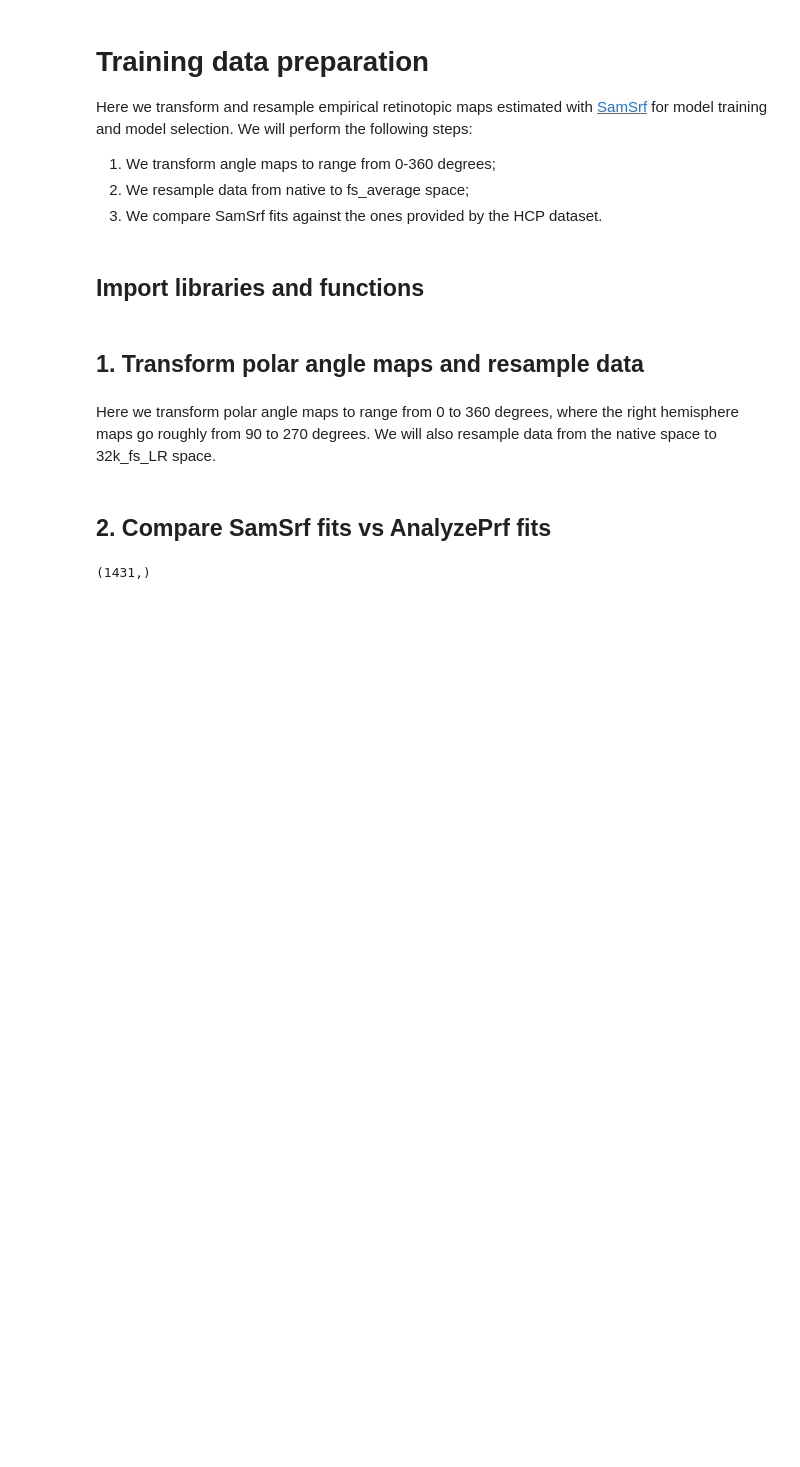
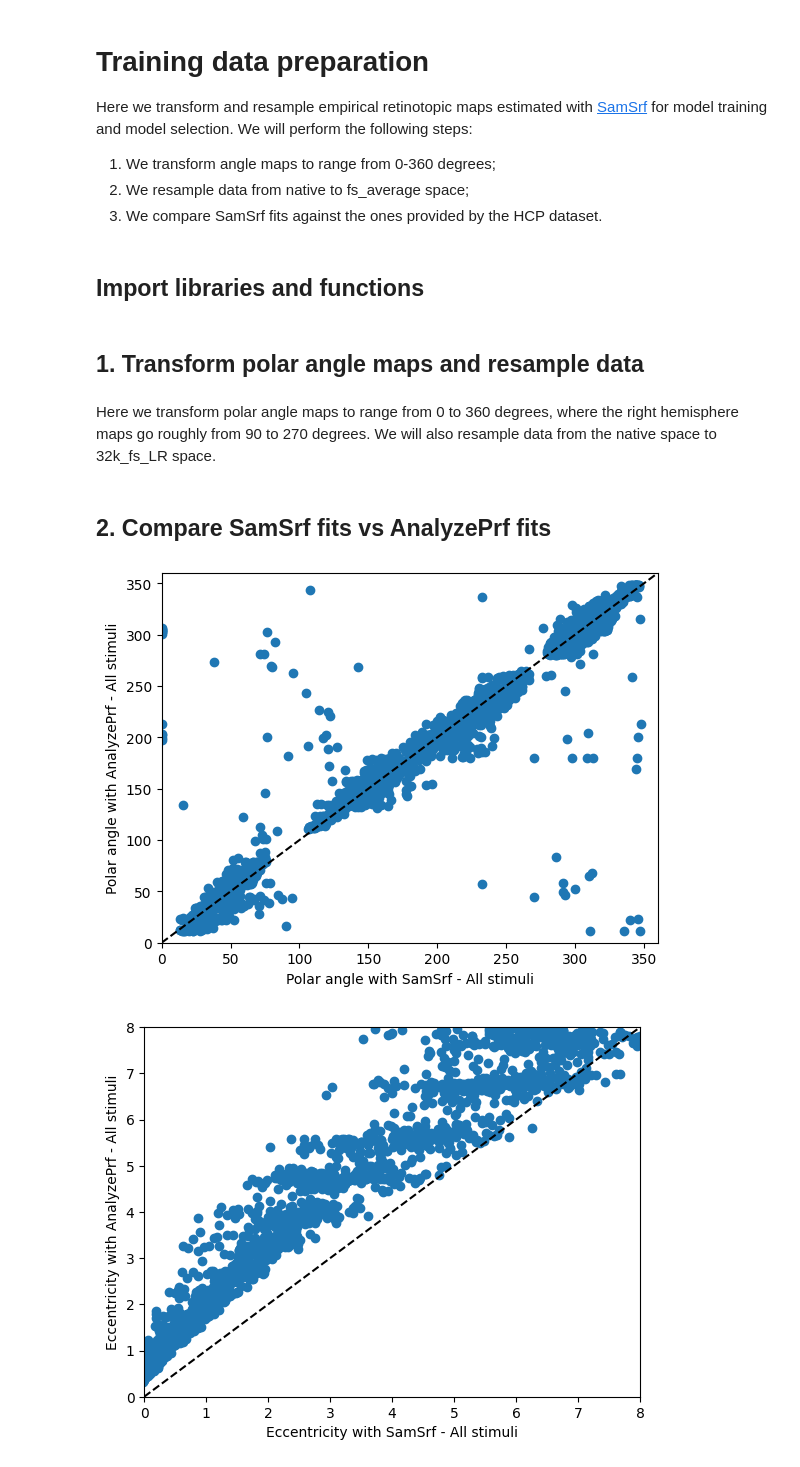
Before and after one commit to felenitaribeiro/deepRetinotopy_validation, a Jupyter notebook: notebooks/0_training-data.ipynb, the cells around one changed output. Saved outputs shown, nothing was run; the diff lists cells and outputs as text; code cells hidden in the pictures; blank space fills up the shorter version.

Commit message:
add median maps comparison

```diff
--- a/notebooks/0_training-data.ipynb
+++ b/notebooks/0_training-data.ipynb
@@ -51,4 +52,64 @@ samsrf_data.apply_mask_to_maps(mask)
+# %%
+def average_maps(path_to_freesurfer, list_of_subs, encoding_model = None, dataset = 'hcp', retinotopic_map = 'pRFsize', hemisphere = 'lh'):
+    retinotopic_maps = []
+    variance_explained_maps = []
+    for sub in list_of_subs:
+        if dataset == 'hcp':
+            data = RetinotopyData_training(path_to_freesurfer, sub, hemisphere, ROI_masked, retinotopic_map, encoding_model=encoding_model)
+        elif dataset == 'logbar':
+            data = RetinotopyData_logbar(path_to_freesurfer, sub, hemisphere, retinotopic_map, experiment='fixedbar')
+        else:
+            data = RetinotopyData(path_to_freesurfer, sub, hemisphere, retinotopic_map)
+
+        data.apply_mask_to_maps(ROI_masked)
+        data.apply_mask_to_maps(mask)
+        if retinotopic_map == 'polarAngle' and encoding_model == 'AnalyzePRF' and hemisphere == 'lh':
+            data.apply_transform_polarangle()
+        retinotopic_maps.append(data.empirical_map)
+        variance_explained_maps.append(data.variance_explained)
+    retinotopic_maps = np.array(retinotopic_maps)
+    return np.median(retinotopic_maps, axis=0), np.median(variance_explained_maps, axis=0)
 # %%
-samsrf_data.empirical_map.shape
+for retinotopic_map in ['polarAngle', 'eccentricity', 'pRFsize']:
+    average_samsrf_maps = []
+    average_var_samsrf_maps = []
+    average_analyzeprf_maps = []
+    average_var_analyzeprf_maps =[]
+
+    for hemisphere in ['lh', 'rh']:
+        average_samsrf, average_var_samsrf = average_maps(path_to_freesurfer_hcp, list_of_subs_hcp, 'SamSrf',
+                                                        dataset = 'hcp', retinotopic_map = retinotopic_map, hemisphere=hemisphere)
+        average_analyzeprf, average_var_analyzeprf = average_maps(path_to_freesurfer_hcp, list_of_subs_hcp, 'AnalyzePRF',
+                                                                dataset= 'hcp', retinotopic_map = retinotopic_map, hemisphere=hemisphere)
+        average_samsrf_maps.append(average_samsrf)
+        average_var_samsrf_maps.append(average_var_samsrf)
+        average_analyzeprf_maps.append(average_analyzeprf)
+        average_var_analyzeprf_maps.append(average_var_analyzeprf)
+    average_samsrf_maps = np.array(average_samsrf_maps).reshape(-1)
+    average_var_samsrf_maps = np.array(average_var_samsrf_maps).reshape(-1)
+    average_analyzeprf_maps = np.array(average_analyzeprf_maps).reshape(-1)
+    average_var_analyzeprf_maps = np.array(average_var_analyzeprf_maps).reshape(-1)
+
+    plt.scatter(x=average_samsrf_maps[average_var_analyzeprf_maps>10], y=average_analyzeprf_maps[average_var_analyzeprf_maps>10])
+    if retinotopic_map == 'polarAngle':
+        plt.plot([0, 360], [0, 360], 'k--')
+        plt.xlim([0, 360])
+        plt.ylim([0, 360])
+        plt.xlabel('Polar angle with SamSrf - All stimuli')
+        plt.ylabel('Polar angle with AnalyzePrf - All stimuli')
+    elif retinotopic_map == 'eccentricity':
+        plt.plot([0, 8], [0, 8], 'k--')
+        plt.xlim([0, 8])
+        plt.ylim([0, 8])
+        plt.xlabel('Eccentricity with SamSrf - All stimuli')
+        plt.ylabel('Eccentricity with AnalyzePrf - All stimuli')
+    else:
+        plt.plot([0, 4], [0, 4], 'k--')
+        plt.xlim([0, 4])
+        plt.ylim([0, 4])
+        plt.xlabel('pRF size with SamSrf - All stimuli')
+        plt.ylabel('pRF size with AnalyzePrf - All stimuli')
+    plt.show()
 # %% [output]
-(1431,)
+[figure, added]
+[figure, added]
```
Also changed, not shown: parts of 3 cells of this notebook.
